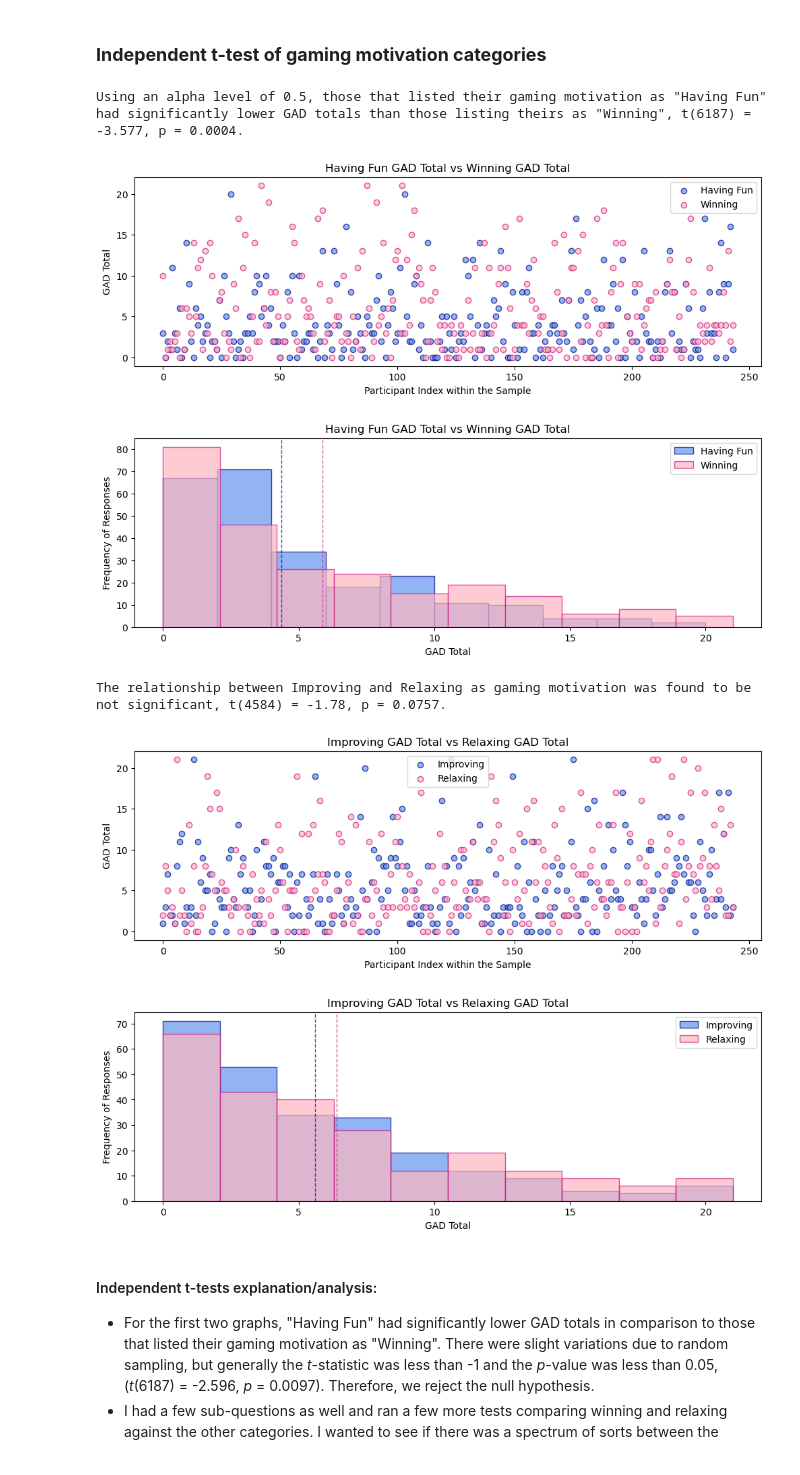
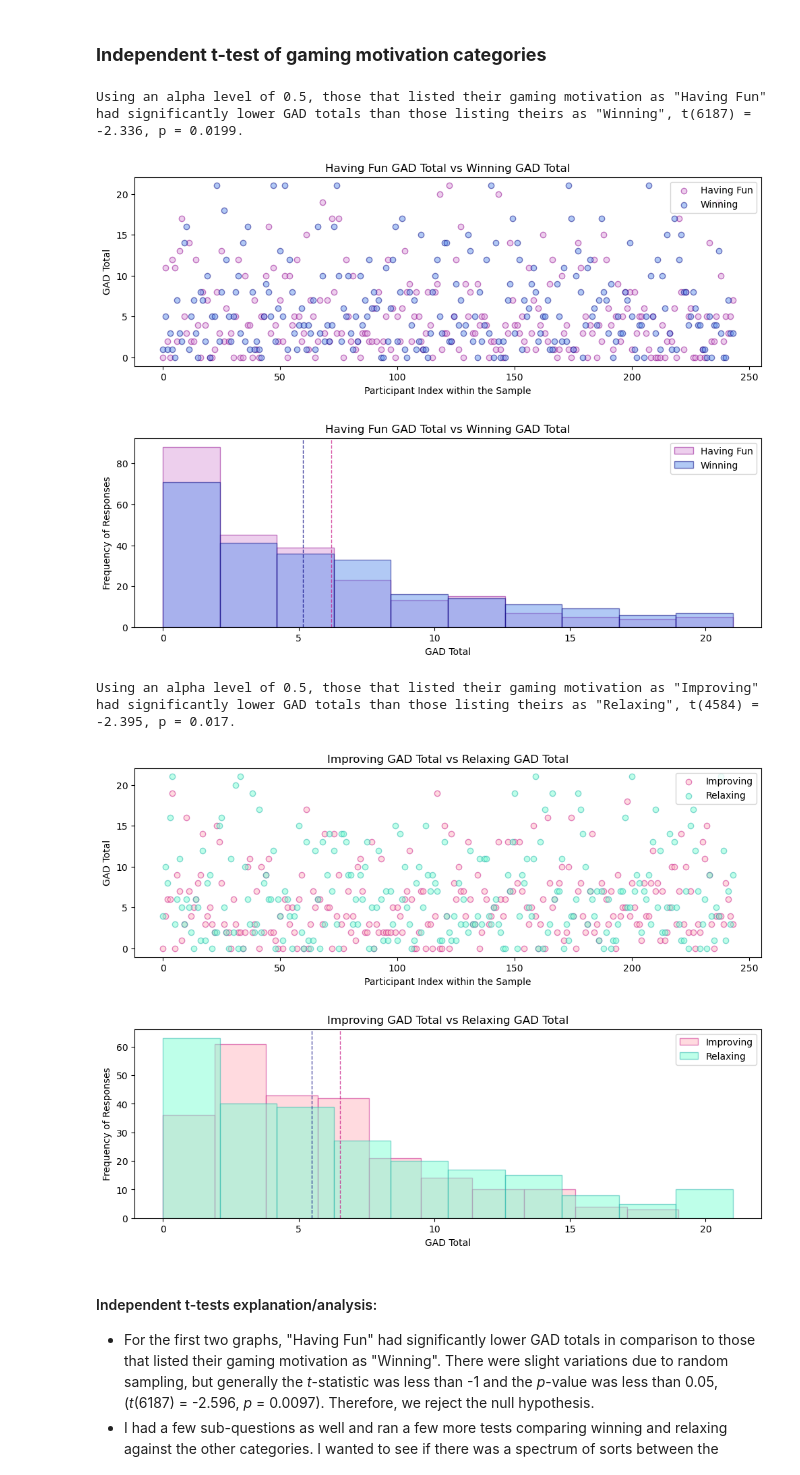
Before and after one commit to ComfyKoala/Project_1_Group_1, a Jupyter notebook: final_analysis/final_analysis.ipynb, the cells around one changed output. Saved outputs shown, nothing was run; the diff lists cells and outputs as text; code cells hidden in the pictures.

```diff
--- a/final_analysis/final_analysis.ipynb
+++ b/final_analysis/final_analysis.ipynb
@@ -852,6 +858,20 @@ improve_pop = []
 relax_pop = []
 win_pop = []
 mix_pop = []
+
+#different colors + edgecolors for different categories
+fun_color = "plum"
+fun_edgec = "darkmagenta"
+improve_color = "lightpink"
+improve_edgec = "mediumvioletred"
+relax_color = "aquamarine"
+relax_edgec = "lightseagreen"
+win_color = "cornflowerblue"
+win_edgec = "navy"
+mix_color = "oldlace"
+mix_egec = "darksalmon"
+
+mix_color = "oldlace"
 
 for index, row in plot_data_df.iterrows():
     if row['Gaming Motivation'] == 'Having Fun':
@@ -867,7 +887,7 @@ for index, row in plot_data_df.iterrows():
 
 
 #creating definition for creating independent-T test taking two different populations, their labels, and a figure title
-def ttestdata(pop1, pop2, label1, label2, figtitle):
+def ttestdata(pop1, pop2, label1, label2, color1, color2, edgec1, edgec2, figtitle):
     #getting random sample from the previous populations
     sample_size = 244
     sample_pop1 = random.sample(pop1, sample_size)
@@ -876,8 +896,8 @@ def ttestdata(pop1, pop2, label1, label2, figtitle):
     #making scatter plot of data
     plt.figure(figsize=(12, 8))
     plt.subplot(2, 1, 1)
-    plt.scatter(range(len(sample_pop1)), sample_pop1, label= label1, marker="o", color= 'cornflowerblue', edgecolor='navy', alpha = 0.7)
-    plt.scatter(range(len(sample_pop2)), sample_pop2, label= label2, marker="o", color= 'lightpink', edgecolor='mediumvioletred', alpha = 0.7)
+    plt.scatter(range(len(sample_pop1)), sample_pop1, label= label1, marker="o", color= color1, edgecolor= edgec1, alpha = 0.5)
+    plt.scatter(range(len(sample_pop2)), sample_pop2, label= label2, marker="o", color= color2, edgecolor= edgec2, alpha = 0.5)
     plt.xlabel("Participant Index within the Sample")
     plt.ylabel("GAD Total")
     plt.legend(loc = 'best')
@@ -888,8 +908,8 @@ def ttestdata(pop1, pop2, label1, label2, figtitle):
     #making histogram of data
     plt.figure(figsize=(12, 8))
     plt.subplot(2, 1, 2)
-    plt.hist(sample_pop1, 10, density=False, alpha=0.7, label= label1, color = 'cornflowerblue', edgecolor='navy')
-    plt.hist(sample_pop2, 10, density=False, alpha=0.7, label= label2, color = 'lightpink', edgecolor='mediumvioletred')
+    plt.hist(sample_pop1, 10, density=False, alpha=0.5, label= label1, color = color1, edgecolor= edgec1)
+    plt.hist(sample_pop2, 10, density=False, alpha=0.5, label= label2, color = color2, edgecolor= edgec2)
     plt.axvline(np.mean(sample_pop1), color='navy', linestyle='dashed', linewidth=1, alpha = 0.7)
     plt.axvline(np.mean(sample_pop2), color='mediumvioletred', linestyle='dashed', linewidth=1, alpha = 0.7)
     plt.xlabel("GAD Total")
@@ -923,7 +943,8 @@ def ttestdata(pop1, pop2, label1, label2, figtitle):
                 f'had significantly {hi_lo} GAD totals than those listing theirs as "{label2}", ' \
                 f't({round(deg_freedom, 0)}) = {round(t_statistic, 3)}, p = {round(p_value, 4)}.'
     else:
-        psig = f'The relationship between {label1} and {label2} as gaming motivation was found to be not significant, t({round(deg_freedom, 0)}) = {round(t_statistic, 3)}, p = {round(p_value, 4)}.'
+        psig = f'The relationship between {label1} and {label2} as gaming motivation was found to be not significant, ' \
+                f't({round(deg_freedom, 0)}) = {round(t_statistic, 3)}, p = {round(p_value, 4)}.'
 
 
     print(psig)
@@ -933,18 +954,18 @@ def ttestdata(pop1, pop2, label1, label2, figtitle):
 
 
 
-ttestdata(fun_pop, win_pop, "Having Fun", "Winning", "FunWin")
+ttestdata(fun_pop, win_pop, "Having Fun", "Winning", fun_color, win_color, fun_edgec, win_edgec, "FunWin")
 # %% [output]
-Using an alpha level of 0.5, those that listed their gaming motivation as "Having Fun" had significantly lower GAD totals than those listing theirs as "Winning", t(6187) = -3.577, p = 0.0004.
+Using an alpha level of 0.5, those that listed their gaming motivation as "Having Fun" had significantly lower GAD totals than those listing theirs as "Winning", t(6187) = -2.336, p = 0.0199.
-[figure, old version]
+[figure, new version]
-[figure, old version]
+[figure, new version]
 # %%
 #testing "relaxing" and "improving" to see where they stand in the histogram compared to "winning" and "having fun" graphs
-ttestdata(improve_pop, relax_pop, "Improving", "Relaxing", "ImprovRelax")
+ttestdata(improve_pop, relax_pop, "Improving", "Relaxing", improve_color, relax_color, improve_edgec, relax_edgec, "ImprovRelax")
 # %% [output]
-The relationship between Improving and Relaxing as gaming motivation was found to be not significant, t(4584) = -1.78, p = 0.0757.
+Using an alpha level of 0.5, those that listed their gaming motivation as "Improving" had significantly lower GAD totals than those listing theirs as "Relaxing", t(4584) = -2.395, p = 0.017.
-[figure, old version]
+[figure, new version]
-[figure, old version]
+[figure, new version]
 # %% [markdown]
 #### Independent t-tests explanation/analysis:
 - For the first two graphs, "Having Fun" had significantly lower GAD totals in comparison to those that listed their gaming motivation as "Winning". There were slight variations due to random sampling, but generally the *t*-statistic was less than -1 and the *p*-value was less than 0.05, (*t*(6187) = -2.596, *p* = 0.0097). Therefore, we reject the null hypothesis.
```
Also changed, not shown: parts of 2 cells of this notebook, 6 other files.
